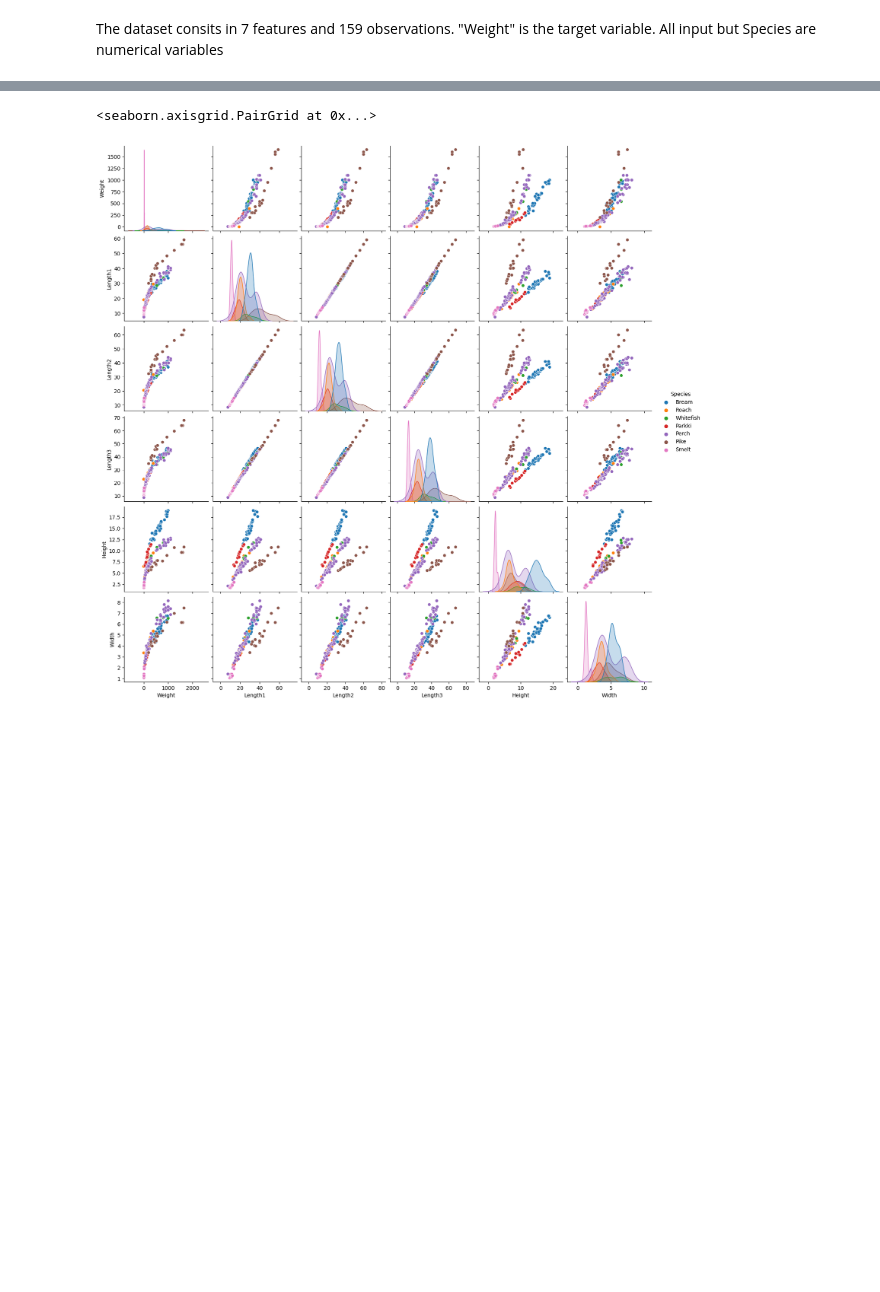
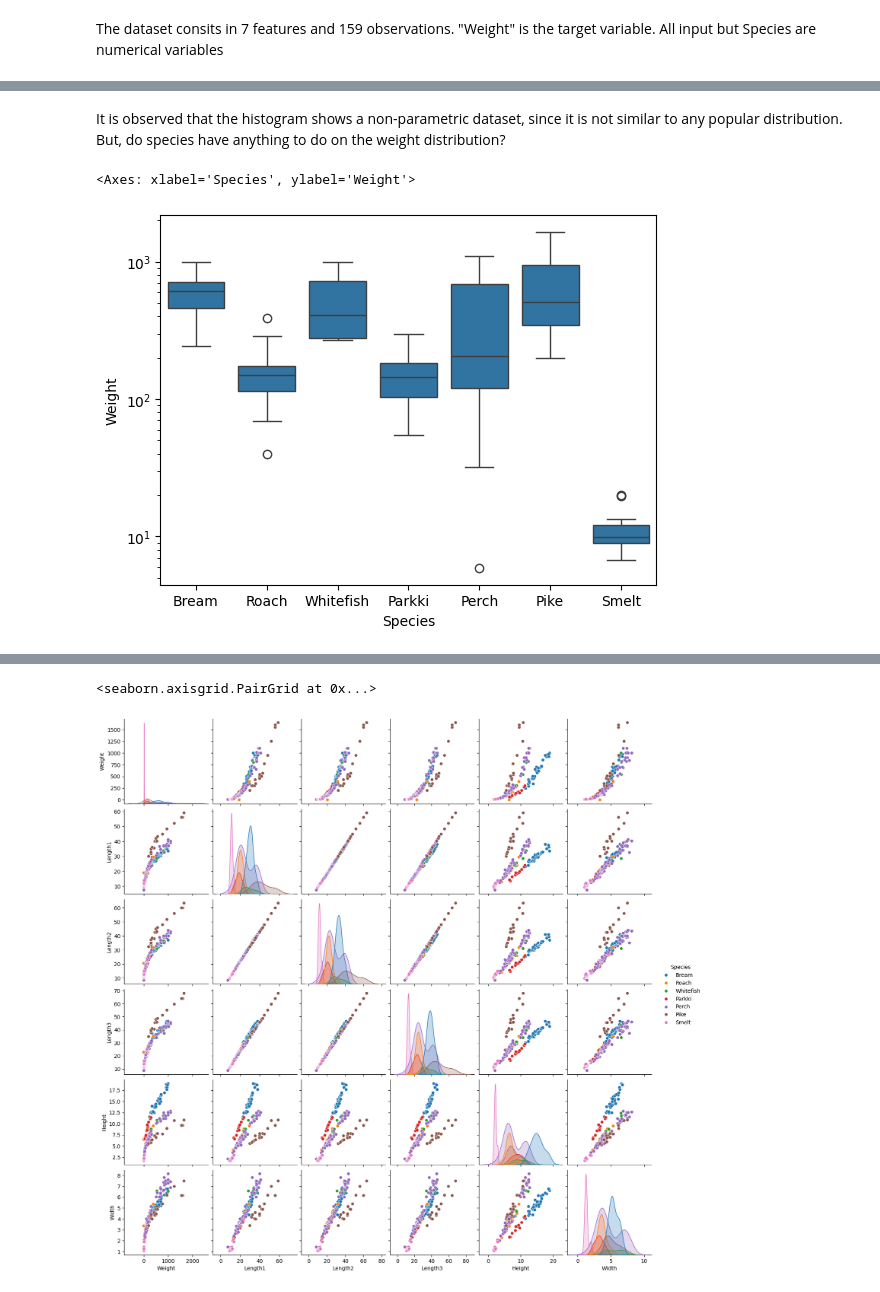
Before and after one commit to manu2022/SML_fish, a Jupyter notebook: fish.ipynb, the cells around one changed output, grey strips where cells are left out. Cells and saved outputs as stored; diff of their text form; code cells hidden in the pictures; blank space fills up the shorter version.

```diff
--- a/fish.ipynb
+++ b/fish.ipynb
@@ -61,0 +89,7 @@ For different species, the number of observations is very low. This can introduc
+# %% [markdown]
+It is observed that the histogram shows a non-parametric dataset, since it is not similar to any popular distribution. But, do species have anything to do on the weight distribution?
+# %%
+sns.boxplot(data=df, x="Species", y="Weight", log_scale=True)
+# %% [output]
+<Axes: xlabel='Species', ylabel='Weight'>
+[figure, added]
```
Also changed, not shown: parts of 57 cells of this notebook, 1 other file.
